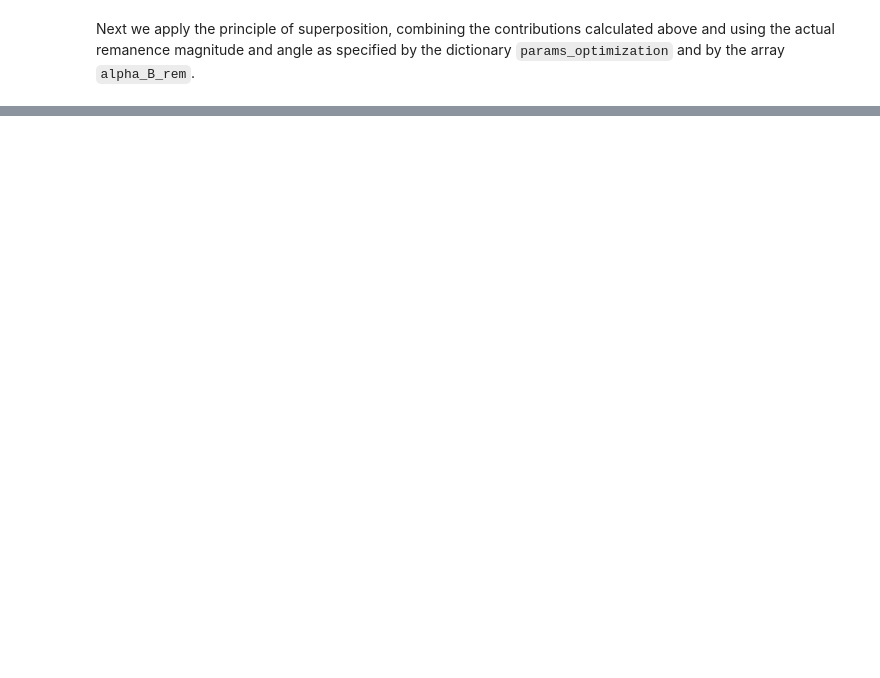
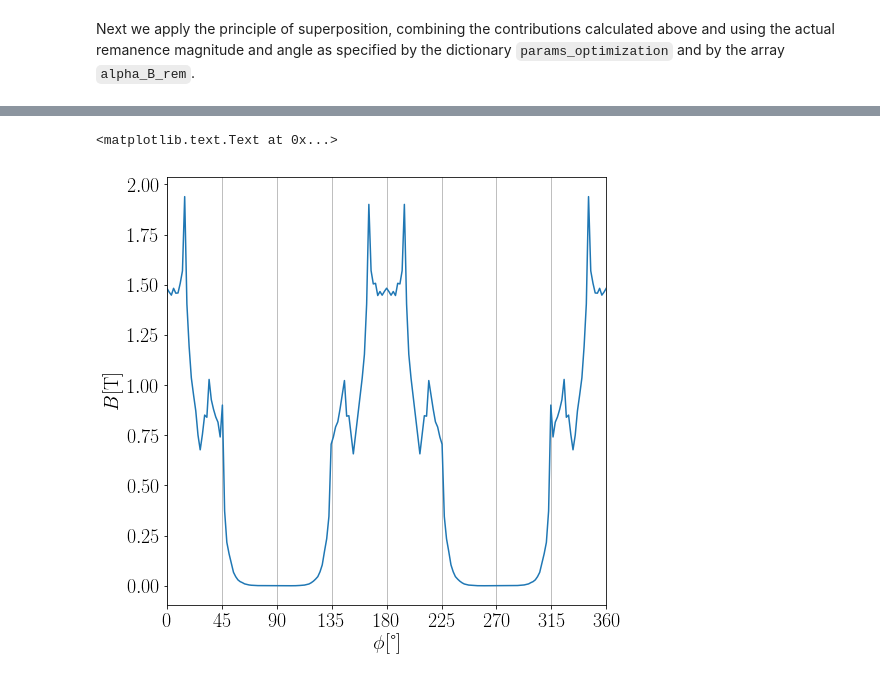
Before and after one commit to GabrielNandi/Gabriel-Garcia-Nandi, a Jupyter notebook: TeslaMax Optimization.ipynb, the cells around one changed output, grey strips where cells are left out. Cells and saved outputs as stored; diff of their text form; code cells hidden in the pictures; blank space fills up the shorter version.

```diff
--- a/TeslaMax Optimization.ipynb
+++ b/TeslaMax Optimization.ipynb
@@ -284,0 +353,24 @@ print(dS_0)
+# %%
+%matplotlib inline
+plt.rc('font',size=FONTSIZE)
+
+profile_fig = plt.figure(figsize=(FIGSIZE_INCHES,FIGSIZE_INCHES))
+profile_axes = profile_fig.add_subplot(111)
+
+params_optimized = teslamax.expand_parameters_from_remanence_array(alpha_B_rem, params_optimization)
+teslamax_playground = 'C:\\Users\\fabiofortkamp\\code\\TeslaMax\\teslamax-play'
+
+tmm = TeslaMaxModel(params=params_optimized,
+                   path=teslamax_playground)
+tmm.run()
+phi_vector, B_vector = tmm.get_profile_data().T
+
+profile_axes.plot(phi_vector,B_vector)
+profile_axes.set_xlim(0,np.max(phi_vector))
+profile_axes.set_xticks(np.linspace(0,np.max(phi_vector),9))
+profile_axes.xaxis.grid(True)
+profile_axes.set_xlabel(r'$\phi [\si{\degree}]$')
+profile_axes.set_ylabel(r'$B [\si{\tesla}]$')
+# %% [output]
+<matplotlib.text.Text at 0x...>
+[figure, added]
```
Also changed, not shown: parts of 7 cells of this notebook, 3 other files.
